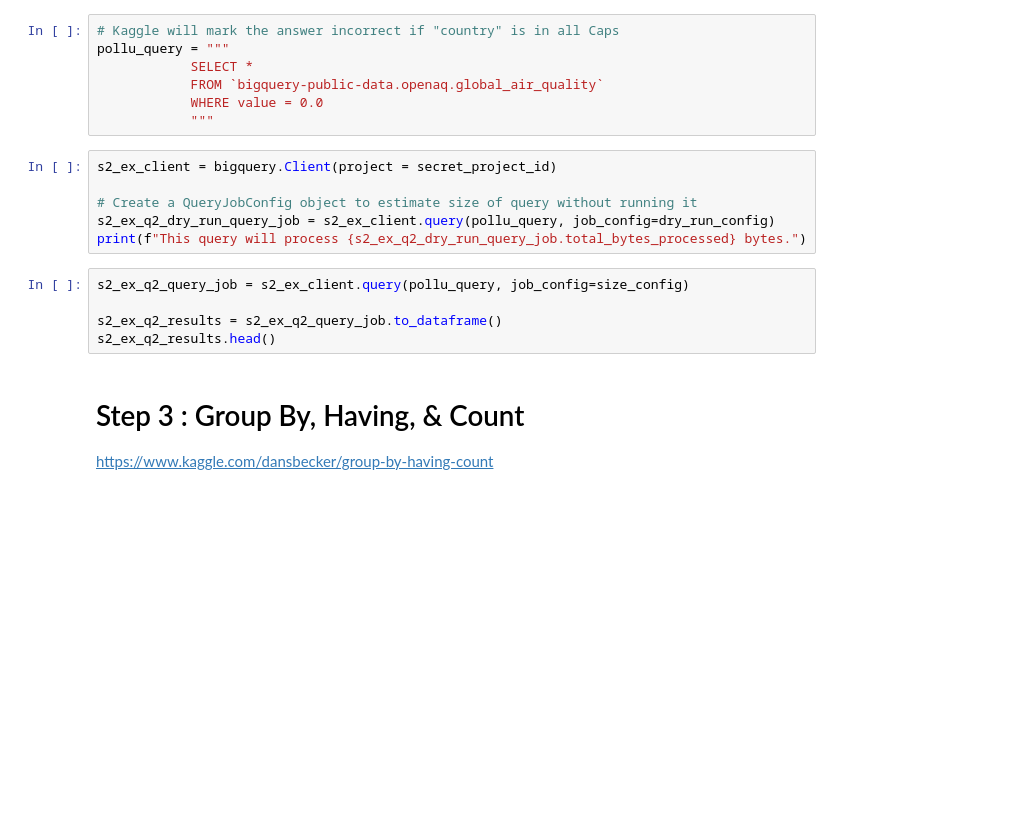
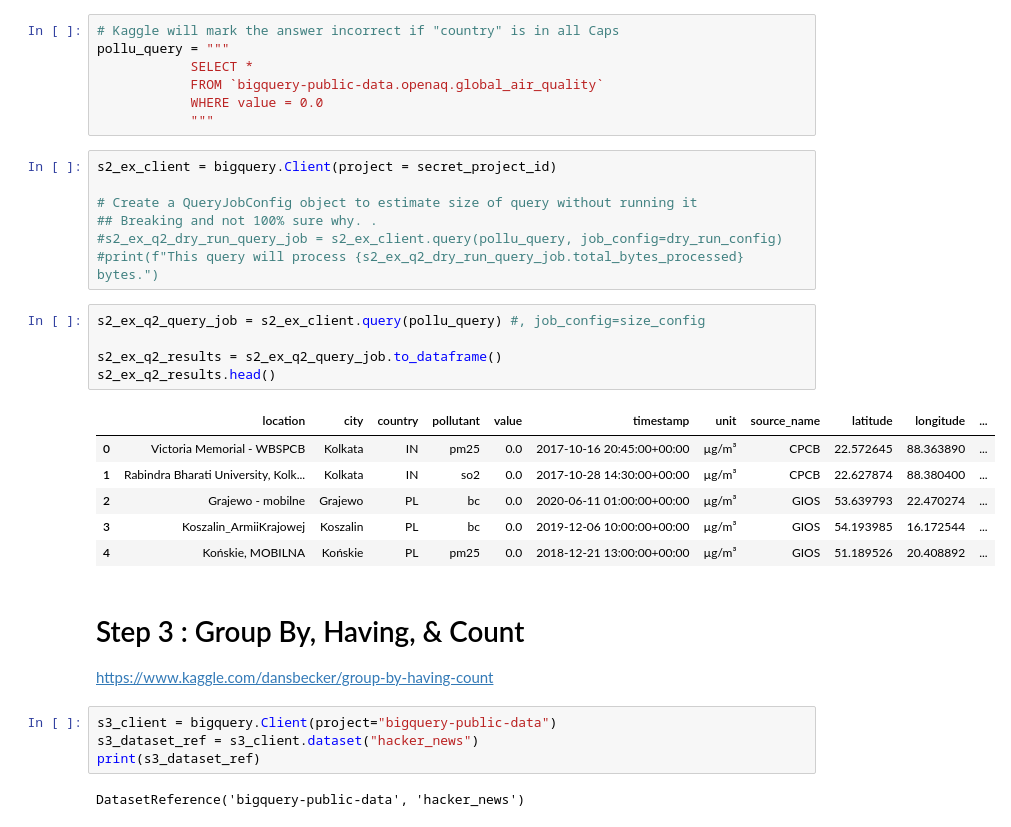
Before and after one commit to bobblee/Kaggle, a Jupyter notebook: Intro_To_SQL_Using_BigQuery.ipynb, the cells around one changed output. Cells and saved outputs as stored; diff of their text form; blank space fills up the shorter version.

```diff
--- a/Intro_To_SQL_Using_BigQuery.ipynb
+++ b/Intro_To_SQL_Using_BigQuery.ipynb
@@ -210,13 +322,27 @@ pollu_query = """
 s2_ex_client = bigquery.Client(project = secret_project_id)
 
 # Create a QueryJobConfig object to estimate size of query without running it
-s2_ex_q2_dry_run_query_job = s2_ex_client.query(pollu_query, job_config=dry_run_config)
-print(f"This query will process {s2_ex_q2_dry_run_query_job.total_bytes_processed} bytes.")
+## Breaking and not 100% sure why. .
+#s2_ex_q2_dry_run_query_job = s2_ex_client.query(pollu_query, job_config=dry_run_config)
+#print(f"This query will process {s2_ex_q2_dry_run_query_job.total_bytes_processed} bytes.")
 # %%
-s2_ex_q2_query_job = s2_ex_client.query(pollu_query, job_config=size_config)
+s2_ex_q2_query_job = s2_ex_client.query(pollu_query) #, job_config=size_config
 
 s2_ex_q2_results = s2_ex_q2_query_job.to_dataframe()
 s2_ex_q2_results.head()
+# %% [output]
+|  | location | city | country | pollutant | value | timestamp | unit | source_name | latitude | longitude | ... |
+| 0 | Victoria Memorial - WBSPCB | Kolkata | IN | pm25 | 0.0 | 2017-10-16 20:45:00+00:00 | µg/m³ | CPCB | 22.572645 | 88.363890 | ... |
+| 1 | Rabindra Bharati University, Kolk... | Kolkata | IN | so2 | 0.0 | 2017-10-28 14:30:00+00:00 | µg/m³ | CPCB | 22.627874 | 88.380400 | ... |
+| 2 | Grajewo - mobilne | Grajewo | PL | bc | 0.0 | 2020-06-11 01:00:00+00:00 | µg/m³ | GIOS | 53.639793 | 22.470274 | ... |
+| 3 | Koszalin_ArmiiKrajowej | Koszalin | PL | bc | 0.0 | 2019-12-06 10:00:00+00:00 | µg/m³ | GIOS | 54.193985 | 16.172544 | ... |
+| 4 | Końskie, MOBILNA | Końskie | PL | pm25 | 0.0 | 2018-12-21 13:00:00+00:00 | µg/m³ | GIOS | 51.189526 | 20.408892 | ... |
 # %% [markdown]
 # Step 3 : Group By, Having, & Count
 https://www.kaggle.com/dansbecker/group-by-having-count
+# %%
+s3_client = bigquery.Client(project="bigquery-public-data")
+s3_dataset_ref = s3_client.dataset("hacker_news")
+print(s3_dataset_ref)
+# %% [output]
+DatasetReference('bigquery-public-data', 'hacker_news')
```
Also changed, not shown: parts of 77 cells of this notebook.
